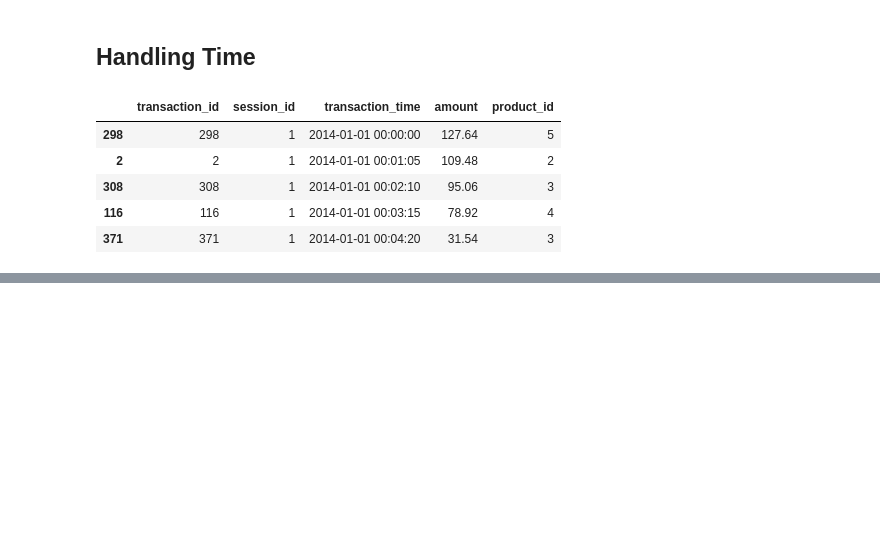
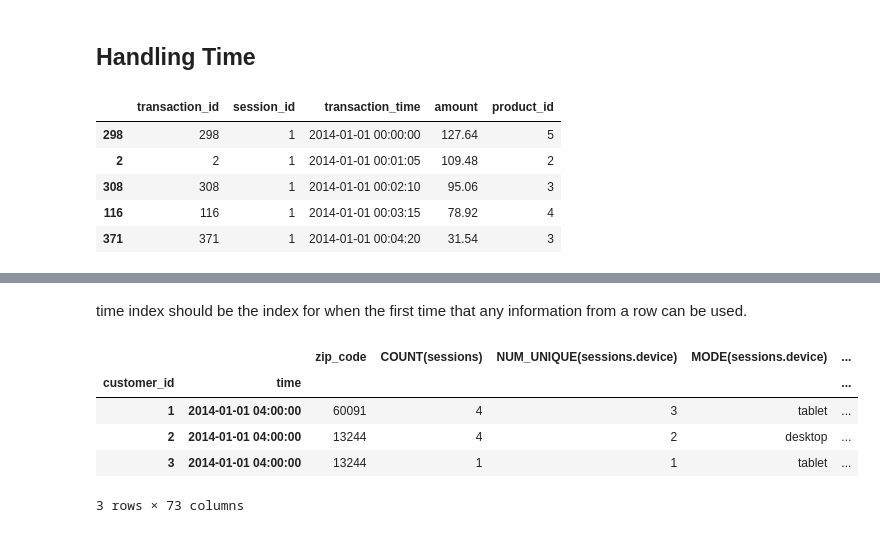
Before and after one commit to robahall/MLAlgoProjects, a Jupyter notebook: notebooks/3.0_rah_dowJone-timeseries-analysis.ipynb, the cells around one changed output, grey strips where cells are left out. Saved outputs shown, nothing was run; the diff lists cells and outputs as text; code cells hidden in the pictures; blank space fills up the shorter version.

```diff
--- a/notebooks/3.0_rah_dowJone-timeseries-analysis.ipynb
+++ b/notebooks/3.0_rah_dowJone-timeseries-analysis.ipynb
@@ -424,0 +454,17 @@ es['transactions'].df.head()
+# %% [markdown]
+time index should be the index for when the first time that any information from  a row can be used.
+# %%
+fm, features = ft.dfs(entityset=es,
+                      target_entity='customers',
+                      cutoff_time=pd.Timestamp("2014-1-1 04:00"),
+                      instance_ids=[1,2,3],
+                      cutoff_time_in_index=True)
+# %%
+fm.tail() # See cutoff at 4:00
+# %% [output]
+|  |  | zip_code | COUNT(sessions) | NUM_UNIQUE(sessions.device) | MODE(sessions.device) | ... |
+| customer_id | time |  |  |  |  | ... |
+| 1 | 2014-01-01 04:00:00 | 60091 | 4 | 3 | tablet | ... |
+| 2 | 2014-01-01 04:00:00 | 13244 | 4 | 2 | desktop | ... |
+| 3 | 2014-01-01 04:00:00 | 13244 | 1 | 1 | tablet | ... |
+3 rows × 73 columns
```
Also changed, not shown: parts of 11 cells of this notebook.
